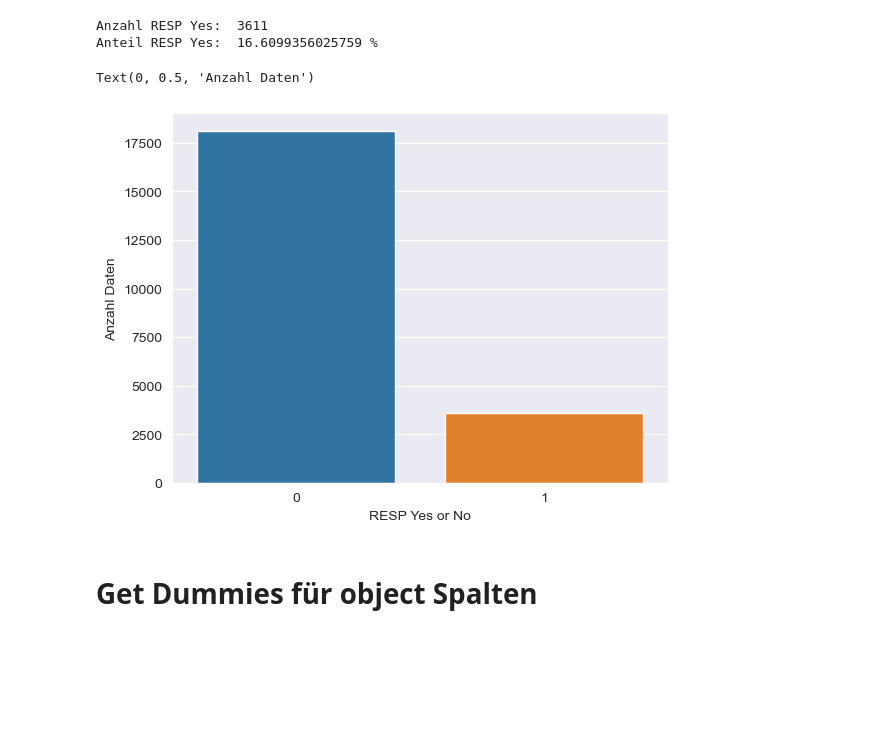
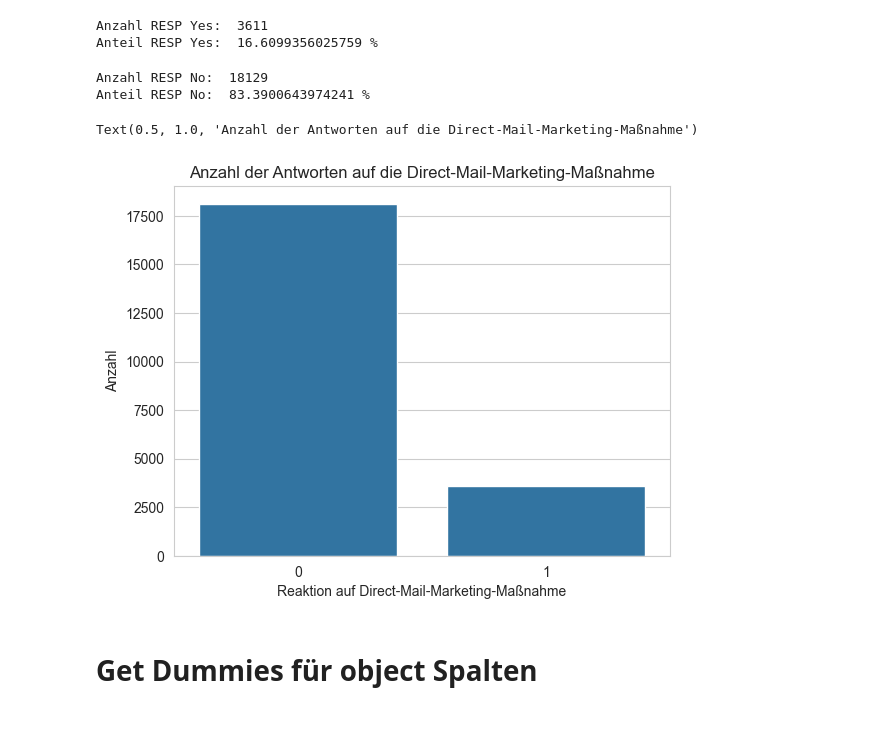
Before and after one commit to Konsti-Boegel/anwendungsfelderBusinessAnalytics, a Jupyter notebook: data_cleaning_and_eda.ipynb, the cells around one changed output. Cells and saved outputs as stored; diff of their text form; code cells hidden in the pictures; blank space fills up the shorter version.

```diff
--- a/data_cleaning_and_eda.ipynb
+++ b/data_cleaning_and_eda.ipynb
@@ -212,13 +230,20 @@ print("Anteil RESP Yes: ",(sum(df_clean["RESP"])/df_clean.shape[0]*100),"%")
 # %% [output]
 Anzahl RESP Yes:  3611
 Anteil RESP Yes:  16.6099356025759 %
+# %%
+print("Anzahl RESP No: ",((len(df_clean["RESP"])) - sum(df_clean["RESP"])))
+print("Anteil RESP No: ",(((len(df_clean["RESP"])) - sum(df_clean["RESP"]))/df_clean.shape[0]*100),"%")
+# %% [output]
+Anzahl RESP No:  18129
+Anteil RESP No:  83.3900643974241 %
 # %%
-cp_resp = sns.countplot(x="RESP", data=df)
-cp_resp.set_xlabel("RESP Yes or No")
-cp_resp.set_ylabel("Anzahl Daten")
+cp_resp = sns.countplot(x="RESP", data=df_clean)
+cp_resp.set_xlabel("Reaktion auf Direct-Mail-Marketing-Maßnahme")
+cp_resp.set_ylabel("Anzahl")
+cp_resp.set_title("Anzahl der Antworten auf die Direct-Mail-Marketing-Maßnahme")
 # %% [output]
-Text(0, 0.5, 'Anzahl Daten')
+Text(0.5, 1.0, 'Anzahl der Antworten auf die Direct-Mail-Marketing-Maßnahme')
-[figure, old version]
+[figure, new version]
 # %% [markdown]
 <h1>Get Dummies für object Spalten<h1>
 # %%
```
Also changed, not shown: parts of 9 cells of this notebook, 2 other files.
